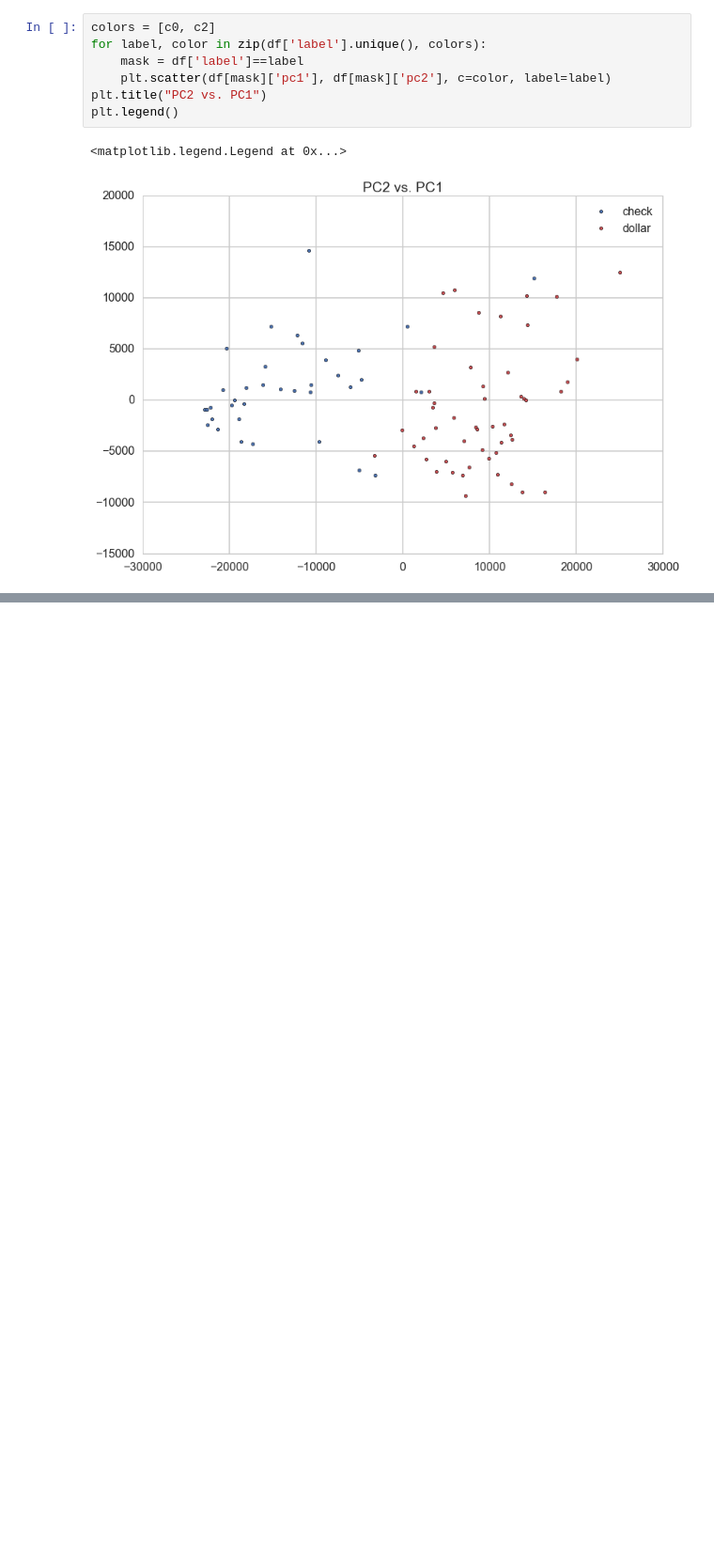
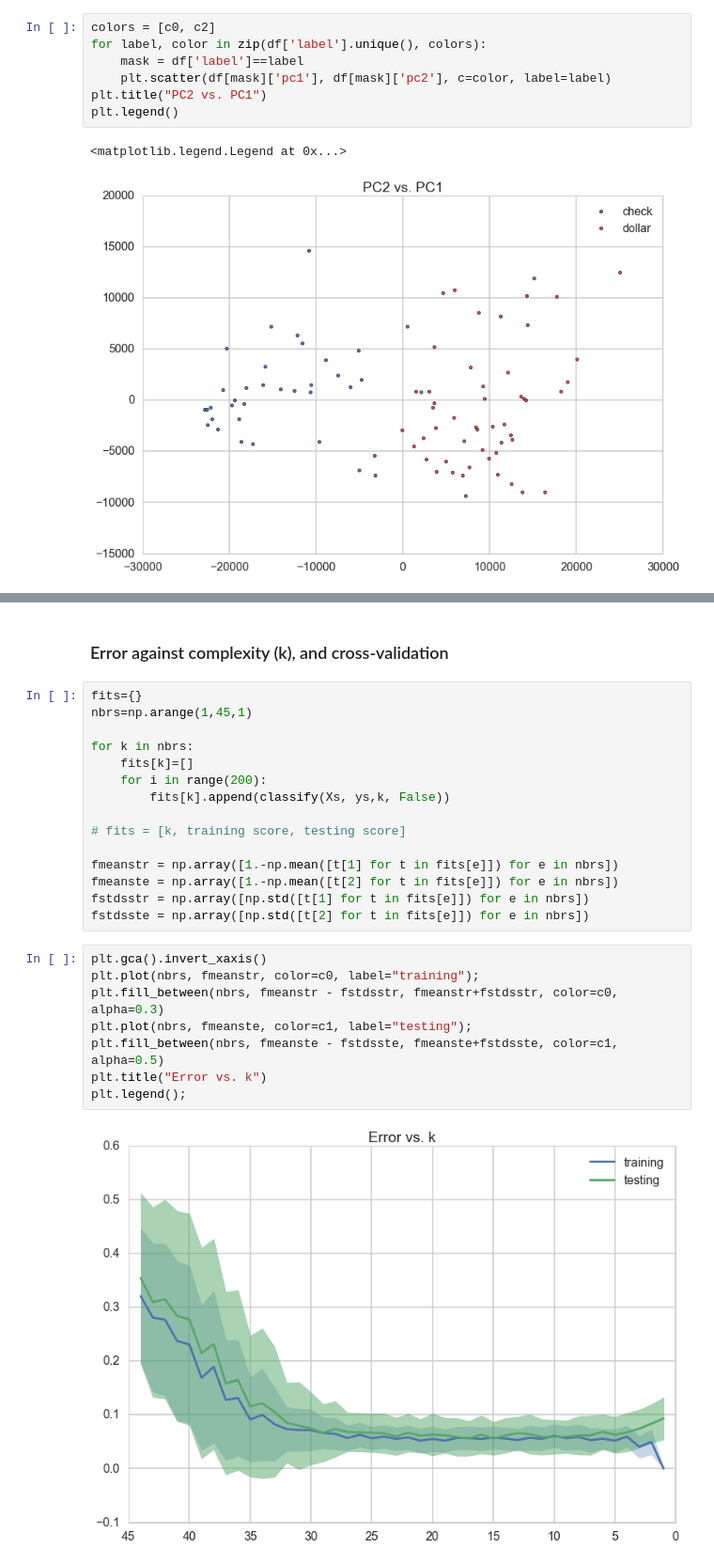
Before and after one commit to suyashSax/CS-109, a Jupyter notebook: Week 6/Lab 5 - Classification.ipynb, the cells around one changed output, grey strips where cells are left out. Shown at 94% size. Drawn from its saved outputs; the diff is of its cells as text; blank space fills up the shorter version.

```diff
--- a/Week 6/Lab 5 - Classification.ipynb
+++ b/Week 6/Lab 5 - Classification.ipynb
@@ -402,0 +488,27 @@ plt.legend()
+# %% [markdown]
+### Error against complexity (k), and cross-validation
+# %%
+fits={}
+nbrs=np.arange(1,45,1)
+
+for k in nbrs:
+    fits[k]=[]
+    for i in range(200):
+        fits[k].append(classify(Xs, ys,k, False))
+
+# fits = [k, training score, testing score]
+
+fmeanstr = np.array([1.-np.mean([t[1] for t in fits[e]]) for e in nbrs])
+fmeanste = np.array([1.-np.mean([t[2] for t in fits[e]]) for e in nbrs])
+fstdsstr = np.array([np.std([t[1] for t in fits[e]]) for e in nbrs])
+fstdsste = np.array([np.std([t[2] for t in fits[e]]) for e in nbrs])
+# %%
+plt.gca().invert_xaxis()
+plt.plot(nbrs, fmeanstr, color=c0, label="training");
+plt.fill_between(nbrs, fmeanstr - fstdsstr, fmeanstr+fstdsstr, color=c0, alpha=0.3)
+plt.plot(nbrs, fmeanste, color=c1, label="testing");
+plt.fill_between(nbrs, fmeanste - fstdsste, fmeanste+fstdsste, color=c1, alpha=0.5)
+plt.title("Error vs. k")
+plt.legend();
+# %% [output]
+[figure, added]
```
Also changed, not shown: parts of 26 cells of this notebook.
